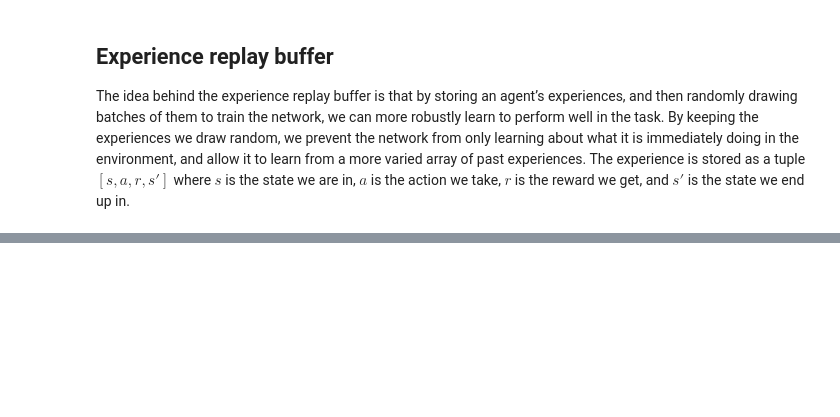
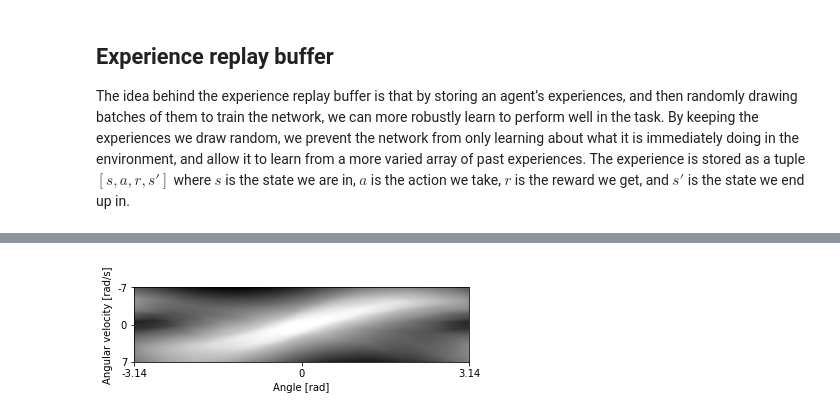
Before and after one commit to leac123/RL-project, a Jupyter notebook: Actor critic/Actor-Critic.ipynb, the cells around one changed output, grey strips where cells are left out. Saved outputs shown, nothing was run; the diff lists cells and outputs as text; code cells hidden in the pictures; blank space fills up the shorter version.

Commit message:
Actor critic update

```diff
--- a/Actor critic/Actor-Critic.ipynb
+++ b/Actor critic/Actor-Critic.ipynb
@@ -329,0 +353,17 @@ plt.show()
+# %%
+img = np.zeros((140, 628))
+value = lambda state: critic.sess.run(critic.v,feed_dict={critic.state:state})
+angles = np.linspace(-np.pi, np.pi, 628)
+for i, y in enumerate(np.linspace(-7, 7, 140)):
+    x = np.column_stack((np.cos(angles), np.sin(angles), y*np.ones((628))))
+    img[i, :] = value(x).flatten()
+
+plt.figure()
+plt.imshow(img, cmap="gray")
+plt.xticks([0, 314, 628],[-3.14, 0, 3.14])
+plt.yticks([0, 70, 140], [-7, 0, 7])
+plt.xlabel("Angle [rad]")
+plt.ylabel("Angular velocity [rad/s]")
+plt.show()
+# %% [output]
+[figure, added]
```
Also changed, not shown: parts of 9 cells of this notebook, 2 other files.
